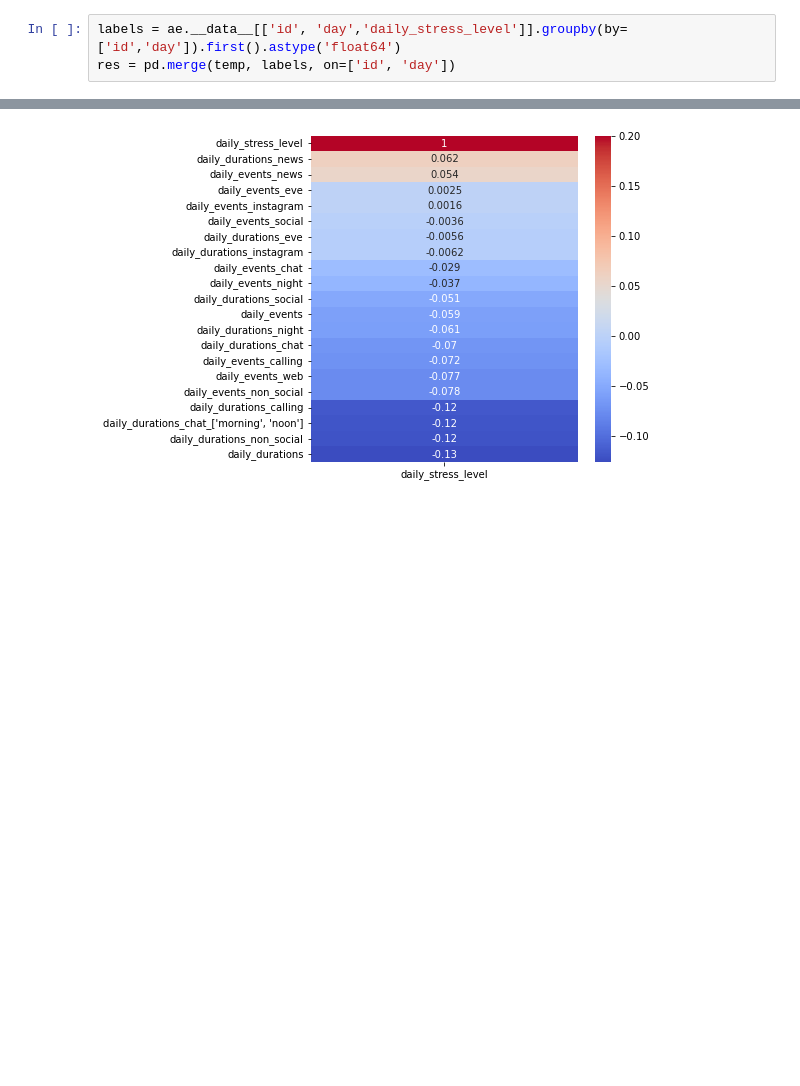
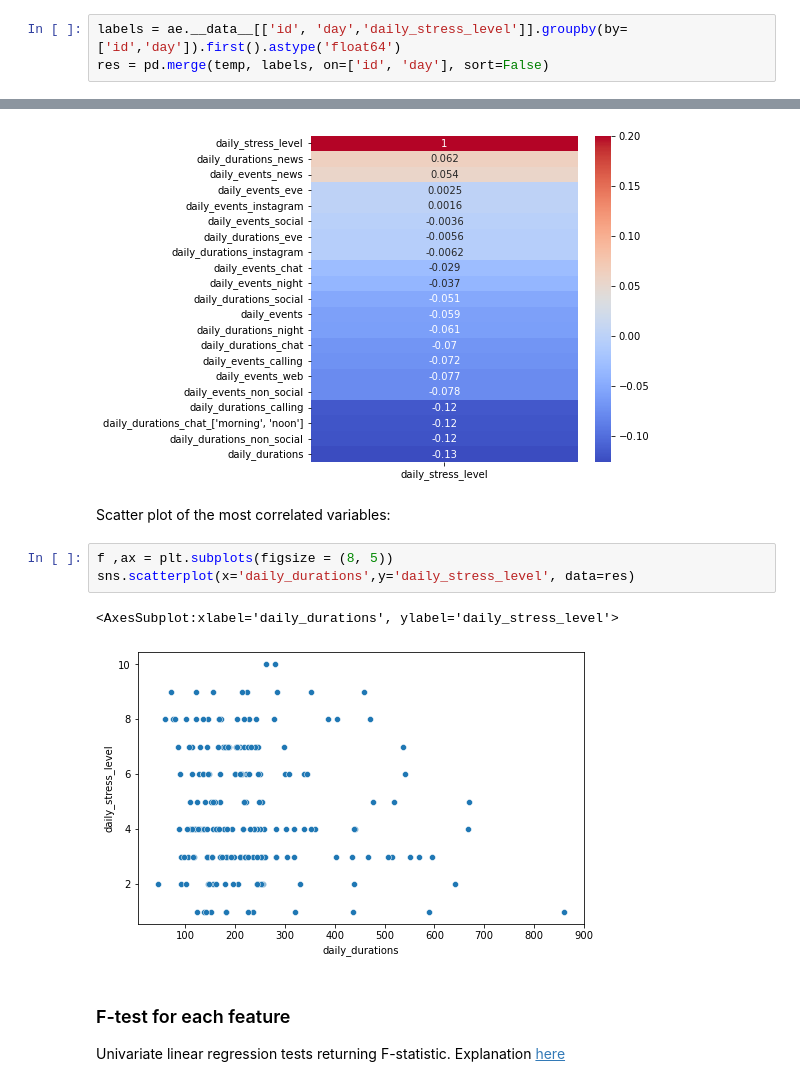
Before and after one commit to WouterDurnez/mobiledna_py, a Jupyter notebook: mobiledna/draft_simon/feat_calculation.ipynb, the cells around one changed output, grey strips where cells are left out. Saved outputs shown, nothing was run; the diff lists cells and outputs as text; blank space fills up the shorter version.

Commit message:
f-test statistics for each feature

```diff
--- a/mobiledna/draft_simon/feat_calculation.ipynb
+++ b/mobiledna/draft_simon/feat_calculation.ipynb
@@ -854,7 +856,7 @@ id                                   day
 #### Add stress labels
 # %%
 labels = ae.__data__[['id', 'day','daily_stress_level']].groupby(by=['id','day']).first().astype('float64')
-res = pd.merge(temp, labels, on=['id', 'day'])
+res = pd.merge(temp, labels, on=['id', 'day'], sort=False)
 # %% [markdown]
 The resulting dataframe with the features and labels per day, per user:
 # %%
@@ -900,3 +892,15 @@ sns.heatmap(correlation[['daily_stress_level']].sort_values(by=['daily_stress_le
             annot=True);
 # %% [output]
 [figure]
+# %% [markdown]
+Scatter plot of the most correlated variables:
+# %%
+f ,ax = plt.subplots(figsize = (8, 5))
+sns.scatterplot(x='daily_durations',y='daily_stress_level', data=res)
+# %% [output]
+<AxesSubplot:xlabel='daily_durations', ylabel='daily_stress_level'>
+[figure, added]
+# %% [markdown]
+### F-test for each feature
+Univariate linear regression tests returning F-statistic.
+Explanation [here](https://scikit-learn.org/stable/modules/generated/sklearn.feature_selection.f_regression.html)
```
Also changed, not shown: parts of 9 cells of this notebook.
